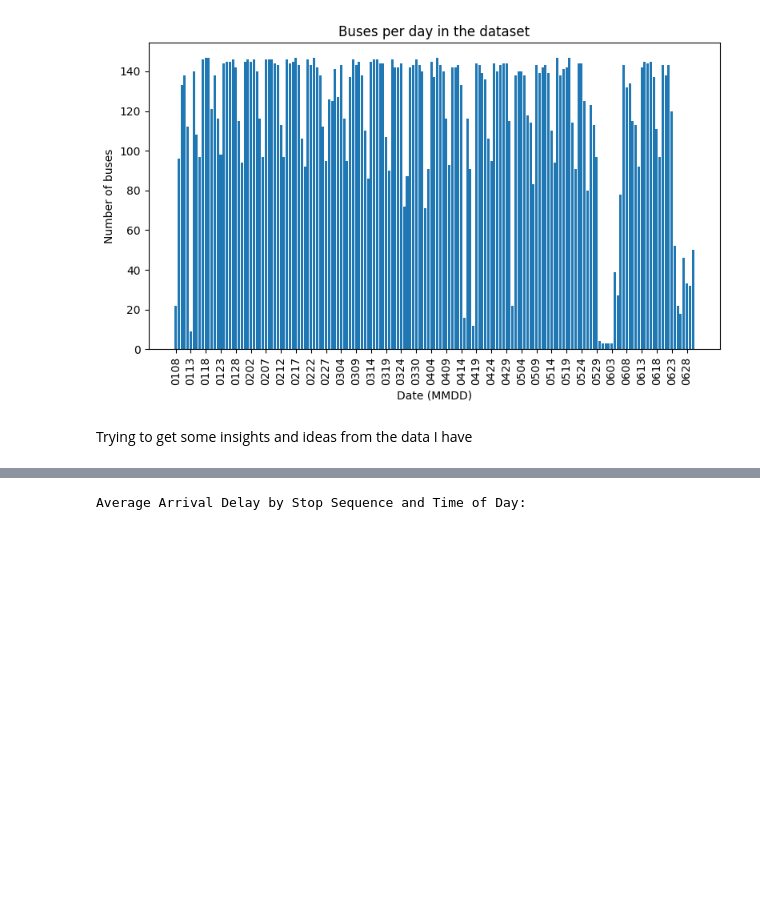
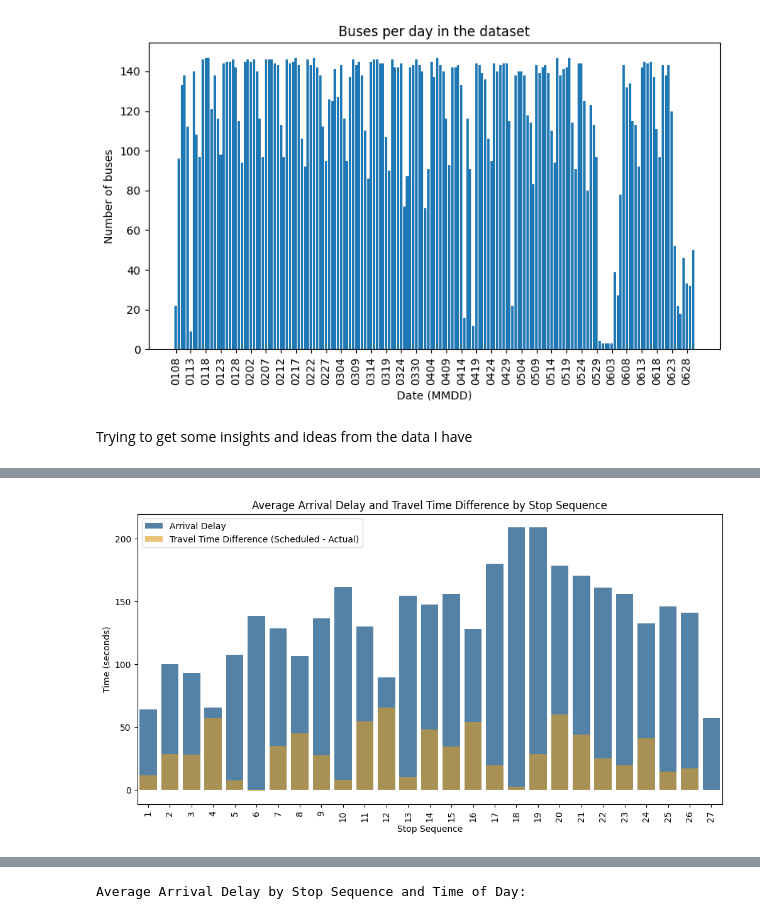
Before and after one commit to Gioalf/AH2179, a Jupyter notebook: project/AIprojectGioAlf.ipynb, the cells around one changed output, grey strips where cells are left out. Saved outputs shown, nothing was run; the diff lists cells and outputs as text; code cells hidden in the pictures; blank space fills up the shorter version.

```diff
--- a/project/AIprojectGioAlf.ipynb
+++ b/project/AIprojectGioAlf.ipynb
@@ -172,0 +134,54 @@ Average Arrival Delay by Stop Sequence:
+# %%
+import matplotlib.pyplot as plt
+import seaborn as sns
+import pandas as pd
+
+# 1. Calculate averages by stop
+average_by_stop = df.groupby('stop_sequence')[['arrival_delay', 'scheduled_travel_time', 'travel_time_for_previous_section']].mean().reset_index()
+
+# 2. Compute difference (scheduled - actual) and shift travel_time_for_previous_section to align with the stop
+average_by_stop['travel_time_diff'] = average_by_stop['scheduled_travel_time'] - average_by_stop['travel_time_for_previous_section'].shift(-1)
+
+# arrival time from scheduled departure
+average_by_stop['arrival_delay_from_scheduled'] = average_by_stop['arrival_delay'] + average_by_stop['travel_time_diff']
+
+# 3. Plot using overlapping bar style
+plt.figure(figsize=(12, 6))
+
+# Arrival delay (all stops)
+sns.barplot(
+    data=average_by_stop,
+    x='stop_sequence',
+    y='arrival_delay',
+    color='steelblue',
+    label='Arrival Delay'
+)
+
+# Travel time difference (scheduled - actual), last stop will be ignored automatically
+sns.barplot(
+    data=average_by_stop,
+    x='stop_sequence',
+    y='travel_time_diff',
+    color='orange',
+    alpha=0.6,
+    label='Travel Time Difference (Scheduled - Actual)'
+)
+
+# Travel time difference (scheduled - actual), last stop will be ignored automatically
+sns.barplot(
+    data=average_by_stop,
+    x='stop_sequence',
+    y='travel_time_diff',
+    color='orange',
+    alpha=0.6,
+    label='Travel Time Difference (Scheduled - Actual)'
+)
+
+plt.title('Average Arrival Delay and Travel Time Difference by Stop Sequence')
+plt.xlabel('Stop Sequence')
+plt.ylabel('Time (seconds)')
+plt.xticks(rotation=90)
+plt.legend()
+plt.show()
+# %% [output]
+[figure, added]
```
Also changed, not shown: parts of 7 cells of this notebook.
